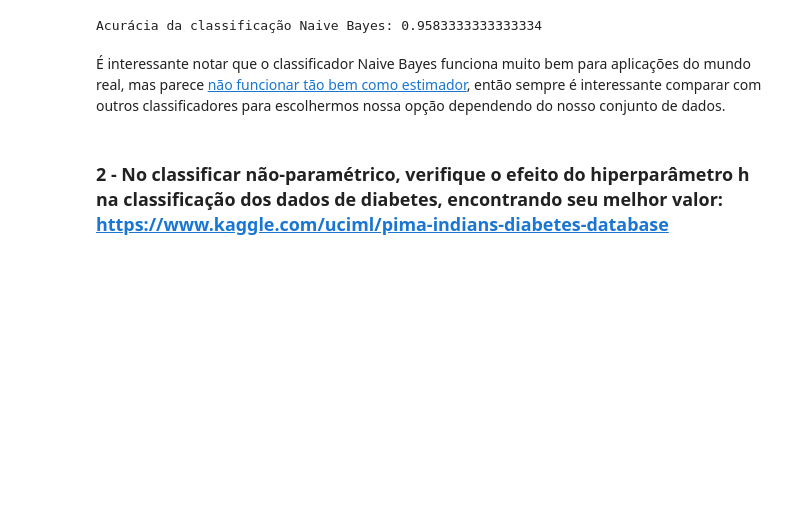
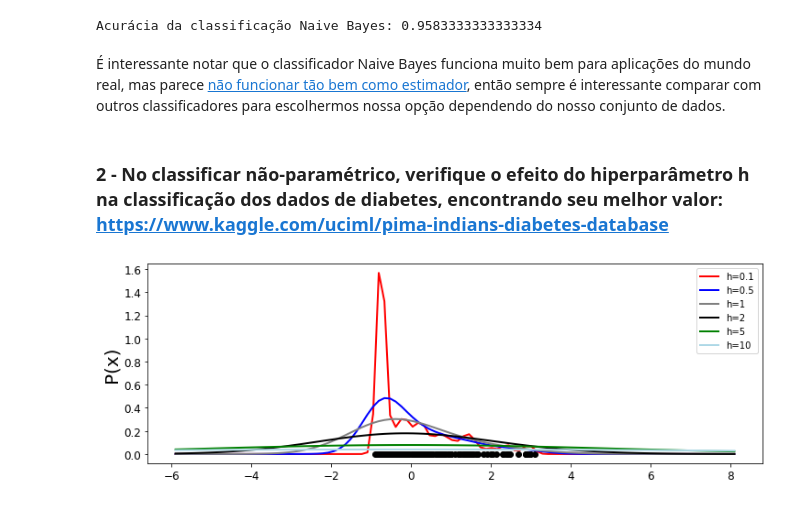
Before and after one commit to BrenoUSP/SME0828_DataScience, a Jupyter notebook: Projects/3 - Classificação/Projeto3_Classificacao_B.ipynb, the cells around one changed output. Cells and saved outputs as stored; diff of their text form; code cells hidden in the pictures; blank space fills up the shorter version.

Commit message:
Beginning exercise 2 studying bandwidth choice (h) effects

```diff
--- a/Projects/3 - Classificação/Projeto3_Classificacao_B.ipynb
+++ b/Projects/3 - Classificação/Projeto3_Classificacao_B.ipynb
@@ -336,0 +382,31 @@ Acurácia da classificação Naive Bayes: 0.9583333333333334
+# %%
+import numpy as np
+from matplotlib.pyplot import cm
+
+color=['red', 'blue', 'gray', 'black', 'green', 'lightblue']
+
+X_Feat = X[:, 0]
+X_Feat = X_Feat.reshape((len(X_Feat), 1))
+
+X_plot = np.linspace(np.min(X_Feat) - 5, np.max(X_Feat) + 5, 100)[:, np.newaxis]
+
+plt.figure(figsize=(12,4))
+plt.plot(X_Feat, 0.001*np.ones(X_Feat.shape[0]), 'ok')
+
+c = 0
+
+vh = [0.1, 0.5, 1, 2, 5, 10]
+
+for h in vh:
+    kde = KernelDensity(kernel='gaussian', bandwidth=h).fit(X_Feat)
+    log_dens = np.exp(kde.score_samples(X_plot)) # score_samples() returns the log density.
+    plt.plot(X_plot,log_dens, color = color[c], linewidth=2, label = 'h='+str(h))
+    c = c + 1
+
+plt.ylabel('P(x)', fontsize = 20)
+plt.xticks(fontsize=12)
+plt.yticks(fontsize=12)
+plt.legend(fontsize = 10)
+plt.show(True)
+# %% [output]
+[figure, added]
```
Also changed, not shown: parts of 6 cells of this notebook.
